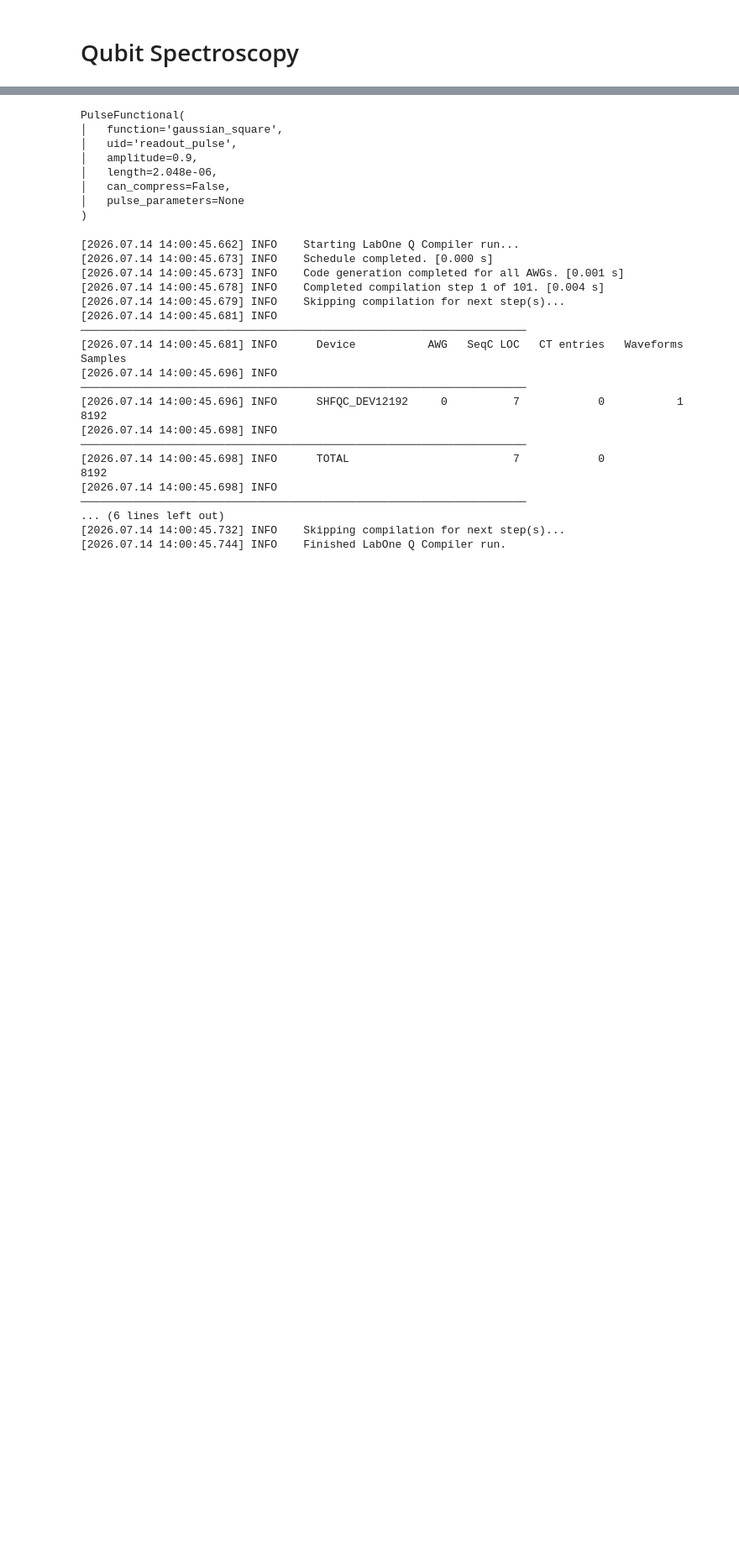
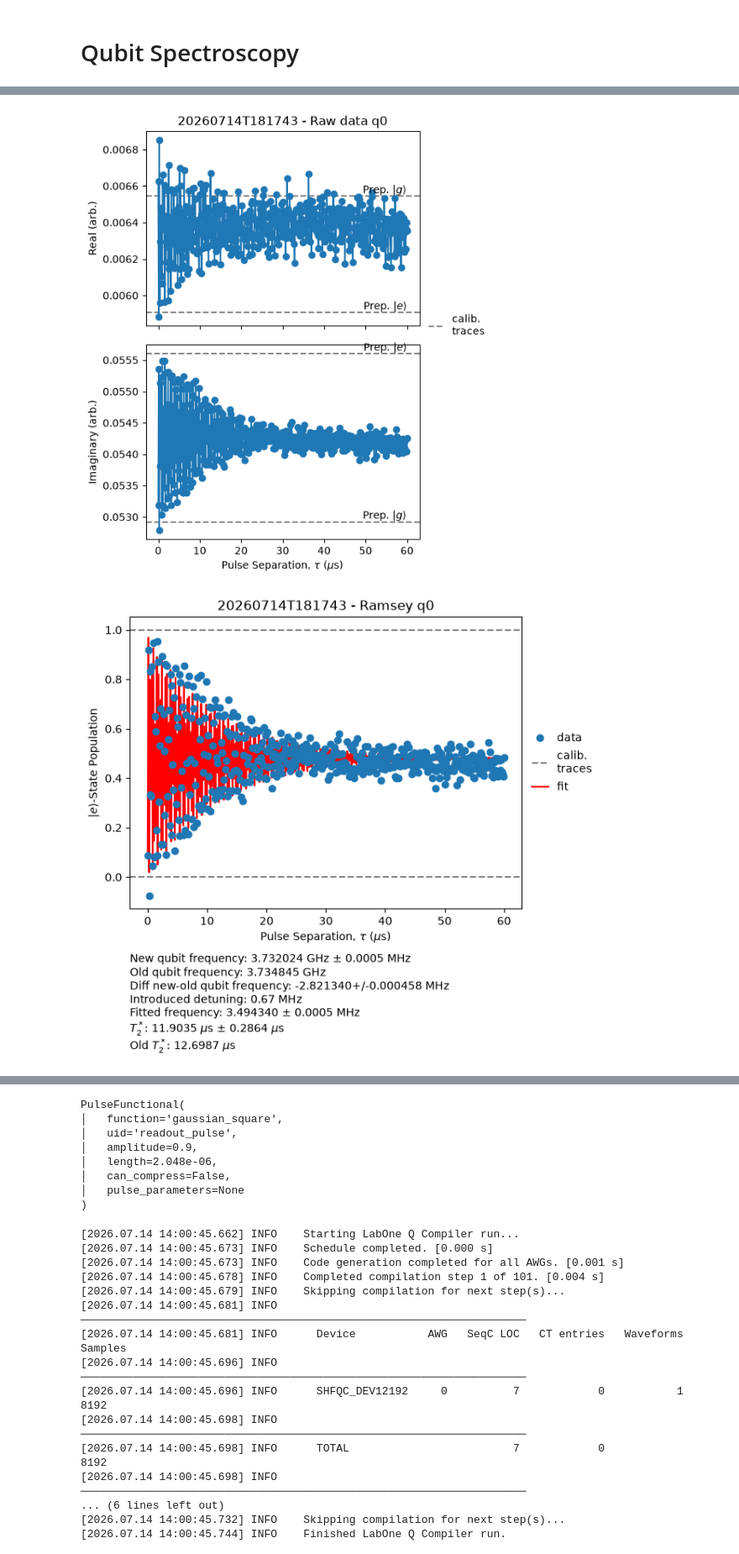
Before and after one commit to Balrog-Q/superconducting-qubit-thermometry, a Jupyter notebook: Untitled.ipynb, the cells around one changed output, grey strips where cells are left out. Shown at 84% size. Drawn from its saved outputs; the diff is of its cells as text; code cells hidden in the pictures; blank space fills up the shorter version.

```diff
--- a/Untitled.ipynb
+++ b/Untitled.ipynb
@@ -336,0 +404,10 @@ workflow_result = exp_workflow.run()
+# %%
+analysis_workflow_result = workflow_result.tasks["analysis_workflow"]
+qubit_parameters = analysis_workflow_result.output
+pprint(qubit_parameters)
+amplitude_rabi.update_qpu(qpu, qubit_parameters["new_parameter_values"])
+print("Drive amplitude pi ge: ", qubit_to_measure.parameters.ge_drive_amplitude_pi)
+print("Drive amplitude pi2 ge: ", qubit_to_measure.parameters.ge_drive_amplitude_pi2)
+
+# compiled_experiment = workflow_result.tasks["compile_experiment"].output
+# plot_simulation(compiled_experiment, length=50e-6, signal_names_to_show=["measure"])
@@ -336,0 +423,39 @@ workflow_result = exp_workflow.run()
+# %%
+options = ramsey.experiment_workflow.options()
+# updates the qubit parameters "resonance_frequency_ge" and ge_T2_star
+# options.update(True)
+options.count(2**12)
+options.close_figures(False) # Plot figures
+
+transition_to_calibrate = "ge"
+options.transition(transition_to_calibrate)
+options.cal_states(transition_to_calibrate)
+
+# Note: if neighbouring qubits are physically coupled by a resonator,
+# you usually don't want to run Ramsey in parallel on them because
+# your result will be skewed by strong residual-ZZ coupling.
+# Next-nearest neighbours is typically okay.
+# qubits_to_measure = [qubits[0], qubits[2]]
+qubits_to_measure = [qubits[0]]
+
+delays = [
+    np.linspace(0, 1e-6, 101)
+    if transition_to_calibrate == "ef"
+    else np.linspace(0, 60e-6, 501)
+    for q in qubits_to_measure
+]
+detunings = [
+    11.76e6 if transition_to_calibrate == "ef" else 0.673e6 for q in qubits_to_measure
+]
+
+exp_workflow = ramsey.experiment_workflow(
+    session=session,
+    qpu=qpu,
+    qubits=[q.uid for q in qubits_to_measure],
+    delays=delays,
+    detunings=detunings,
+    options=options,
+)
+
+workflow_result = exp_workflow.run()
+# %% [output]
@@ -336,0 +479,2 @@ workflow_result = exp_workflow.run()
+[figure, added]
+[figure, added]
```
Also changed, not shown: parts of 35 cells of this notebook, 1 other file.
